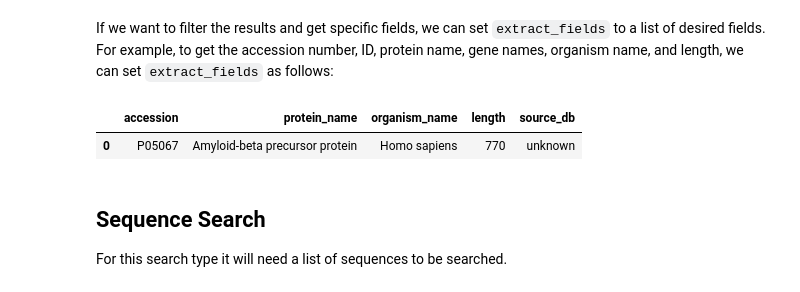
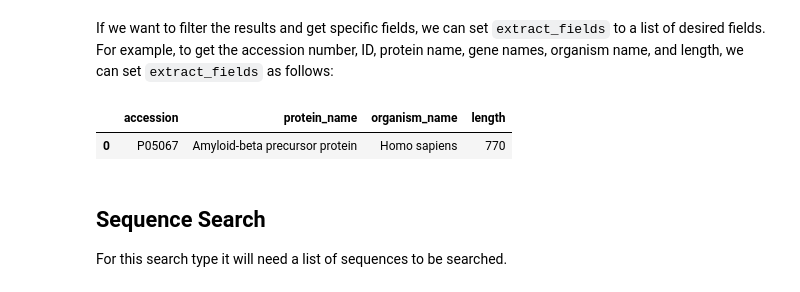
Before and after one commit to kren-ai-lab/silk-route, a Jupyter notebook: examples/uniprot_usage_demo.ipynb, the cells around one changed output. Drawn from its saved outputs; the diff is of its cells as text; code cells hidden in the pictures.

```diff
--- a/examples/uniprot_usage_demo.ipynb
+++ b/examples/uniprot_usage_demo.ipynb
@@ -70,7 +77,7 @@ instance = UniprotInterface(
 # %% [markdown]
 ### Making the request
 # %%
-response = instance.download_batch(
+response, _ = instance.download_batch(
     dataset=df,
     column_ids="ids",
     auto_db=False,
@@ -93,10 +101,11 @@ instance.parse_results(response, extract_fields=None)
 # %% [markdown]
 If we want to filter the results and get specific fields, we can set `extract_fields` to a list of desired fields. For example, to get the accession number, ID, protein name, gene names, organism name, and length, we can set `extract_fields` as follows:
 # %%
-instance.parse_results(response, extract_fields=["accession", "id", "protein_name", "gene_names", "organism_name", "length"])
+parsed, _ = instance.parse(response, extract_fields=["accession", "id", "protein_name", "gene_names", "organism_name", "length"], format="dataframe")
+parsed
 # %% [output]
-|  | accession | protein_name | organism_name | length | source_db |
-| 0 | P05067 | Amyloid-beta precursor protein | Homo sapiens | 770 | unknown |
+|  | accession | protein_name | organism_name | length |
+| 0 | P05067 | Amyloid-beta precursor protein | Homo sapiens | 770 |
 # %% [markdown]
 ## Sequence Search
 For this search type it will need a list of sequences to be searched.
```
Also changed, not shown: parts of 13 cells of this notebook, 36 other files.
